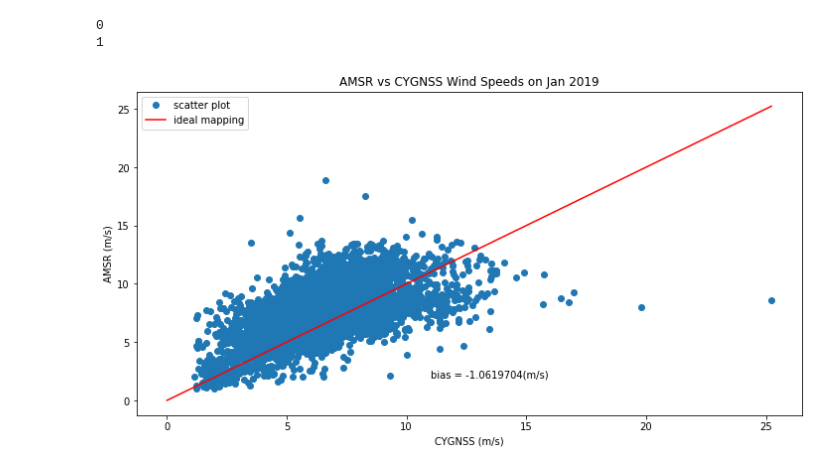
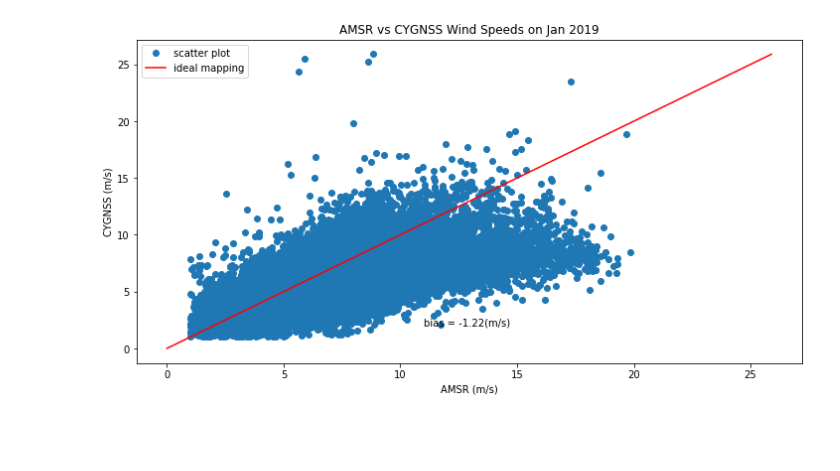
Before and after one commit to geethmaw/link, a Jupyter notebook: intersect.ipynb, the cells around one changed output. Drawn from its saved outputs; the diff is of its cells as text; code cells hidden in the pictures; blank space fills up the shorter version.

```diff
--- a/intersect.ipynb
+++ b/intersect.ipynb
@@ -95,40 +96,38 @@ import glob
 #####cw=cyg, aw=am, b=bias, ar=r, cT=cT, aT=aT, lon=longt, lat=latit
 fig = plt.figure(figsize=(12,6))
 fn = glob.glob('/glade/work/geethma/research/npzfilesn/2019_/january/new*npz')  #u10*npz
 fn = np.array(fn)
 awf=[]
 cwf = []
 bf = []
 # print(fn)
 for i in range(0,len(fn)): #len(fn)
-    print (i)
+    # print (i)
     d = np.load(fn[i])
     aw = np.array(d['aw'])
     cw = np.array(d['cw'])
-    bi = np.array(d['b'])
+    # bi = np.array(d['b'])
     ##################
     for i in range(0,len(aw)):
         awf.append(aw[i])
         cwf.append(cw[i])
-        bf.append(bi[i])
+        bf.append(cw[i]-aw[i])
 
-plt.plot(cwf, awf, "o", label='scatter plot')
+plt.plot(awf, cwf, "o", label='scatter plot')
 
-bm = np.mean(bf) #mean bias
+bm = np.round(np.mean(bf),2) #mean bias
 
 x = [0,max(cwf)]
 y = [0,max(cwf)]
 plt.plot(x,y,c='r',label='ideal mapping')
 plt.legend()
 plt.text(11, 2, 'bias = '+str(bm)+'(m/s)')
 
 plt.title('AMSR vs CYGNSS Wind Speeds on Jan 2019')
-plt.xlabel('CYGNSS (m/s)')
-plt.ylabel('AMSR (m/s)')
+plt.ylabel('CYGNSS (m/s)')
+plt.xlabel('AMSR (m/s)')
 plt.show()
 # plt.savefig('/glade/work/geethma/research/npzfilesn/2019/january2/plots/plot_amVScyg.png') #/plots
 #"/glade/work/geethma/research/npzfilesn/2019/jann/u10_01072019.npz"
 # %% [output]
-0
-1
-[figure, old version]
+[figure, new version]
```
Also changed, not shown: parts of 11 cells of this notebook, 3 other files.
